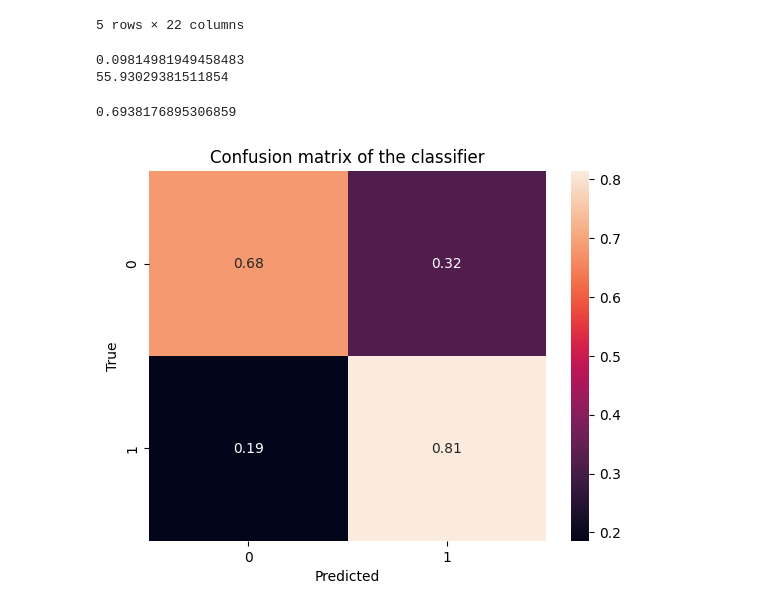
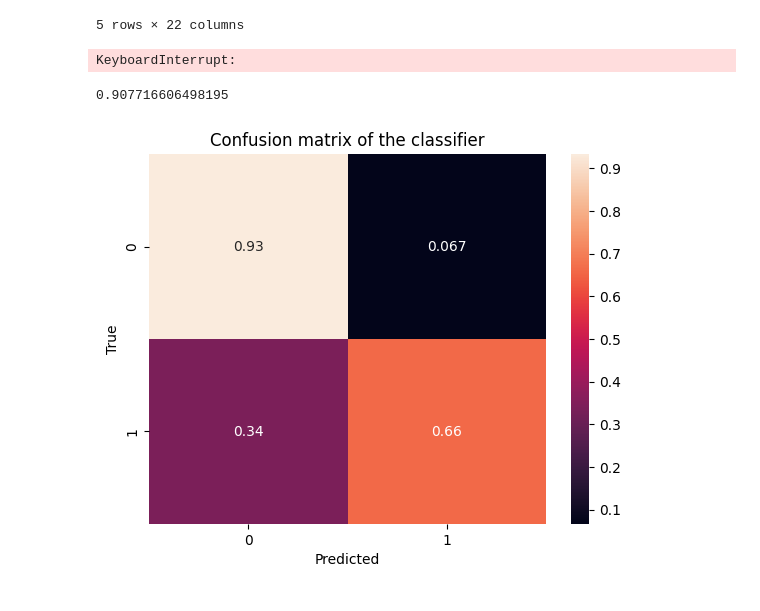
Before and after one commit to Timevdo/CS505-Final-Project, a Jupyter notebook: model_workbook.ipynb, the cells around one changed output. Saved outputs shown, nothing was run; the diff lists cells and outputs as text; code cells hidden in the pictures.

```diff
--- a/model_workbook.ipynb
+++ b/model_workbook.ipynb
@@ -40,62 +40,85 @@ for line in vec_txt_file_lines:
     key = line_split[0]
     vec = np.array([float(v) for v in line_split[1:]])
     glove[key] = vec
+# %%
+from gensim.test.utils import common_texts
+from gensim.models import Word2Vec
+
+congress_sents = []
+
+for i, row in transcripts_df.iterrows():
+    congress_sents.append(row['transcript'].split(' '))
+# %%
+model = Word2Vec(sentences=congress_sents, vector_size=100, window=5, min_count=1, workers=4)
+model.save("word2vec.model")
 # %%
 X_naive_mean = []
+X_vec_lst = []
+X_w2v_mean = []
 Y_naive_mean_yea = []
 Y_naive_mean_passed = []
 
 for i, row in transcripts_df.iterrows():
     tx_vecs = []
+    w2v_vecs = []
     for w in row['transcript'].split(' '):
         if w in glove:
             tx_vecs.append(glove[w])
+            w2v_vecs.append(model.wv[w])
 
     X_naive_mean.append(np.mean(tx_vecs, axis=0))
+    X_vec_lst.append(tx_vecs)
+    X_w2v_mean.append(np.mean(w2v_vecs, axis=0))
     Y_naive_mean_yea.append(row['yea_count'])
     Y_naive_mean_passed.append(True if row['vote_result'] == 'Passed' else False)
+# %%
+from sklearn.decomposition import PCA
+
+X_mean_pca = []
+
+for vec in X_vec_lst:
+    n_components = min(2, len(vec)) - 1
+    tmp = np.mean(PCA(n_components).fit_transform(vec), axis=0)
+    X_mean_pca.append(tmp)
+# %% [output]
+KeyboardInterrupt:
 # %%
 from sklearn.svm import LinearSVC, LinearSVR
 from sklearn.metrics import accuracy_score, mean_squared_error
 from sklearn.model_selection import train_test_split
 
-X_train, X_test, y_train, y_test = train_test_split(
-    X_naive_mean, Y_naive_mean_yea, test_size=0.2, random_state=42)
+# X_train, X_test, y_train, y_test = train_test_split(
+#     X_naive_mean, Y_naive_mean_yea, test_size=0.2, random_state=42)
 
-model = LinearSVC(class_weight='balanced').fit(X_train, y_train)
+# model = LinearSVC(class_weight='balanced').fit(X_train, y_train)
 
-y_pred = model.predict(X_test)
-print(accuracy_score(y_test, y_pred))
-print(mean_squared_error(y_test, y_pred)**0.5)
+# y_pred = model.predict(X_test)
+# print(accuracy_score(y_test, y_pred))
+# print(mean_squared_error(y_test, y_pred)**0.5)
-# %% [output]
-0.09814981949458483
-55.93029381511854
 # %%
 from sklearn.linear_model import SGDClassifier
 
 X_train, X_test, y_train, y_test = train_test_split(
-    X_naive_mean, Y_naive_mean_passed, test_size=0.2, random_state=42)
+    X_naive_mean, Y_naive_mean_passed, test_size=0.3, random_state=42)
 
 model = SGDClassifier(
-    class_weight='balanced',
-    loss='log_loss',
-    alpha=0.00001
+    class_weight='balanced'
     ).fit(X_train, y_train)
 y_pred = model.predict(X_test)
 accuracy_score(y_test, y_pred)
 
 print(accuracy_score(y_test, y_pred))
 
 from sklearn.metrics import confusion_matrix
 import seaborn as sns
 import matplotlib.pyplot as plt
 
 cm = confusion_matrix(y_test, y_pred, normalize='true')
 sns.heatmap(cm, annot=True)
 plt.title('Confusion matrix of the classifier')
 plt.xlabel('Predicted')
 plt.ylabel('True')
 plt.show()
 # %% [output]
-0.6938176895306859
+0.907716606498195
-[figure, old version]
+[figure, new version]
```
Also changed, not shown: parts of 7 cells of this notebook.
